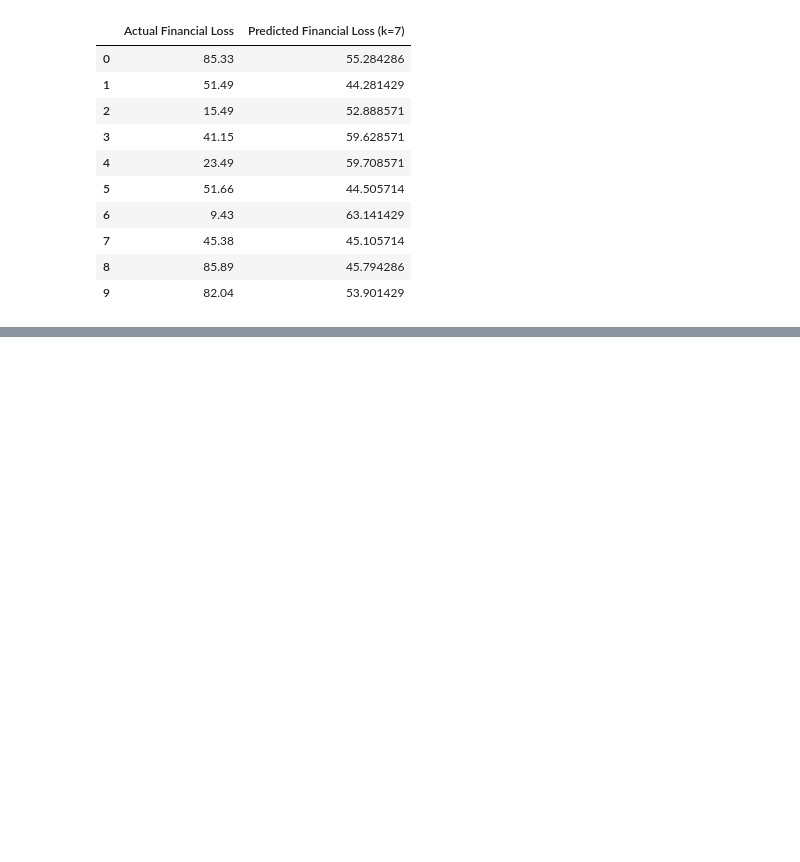
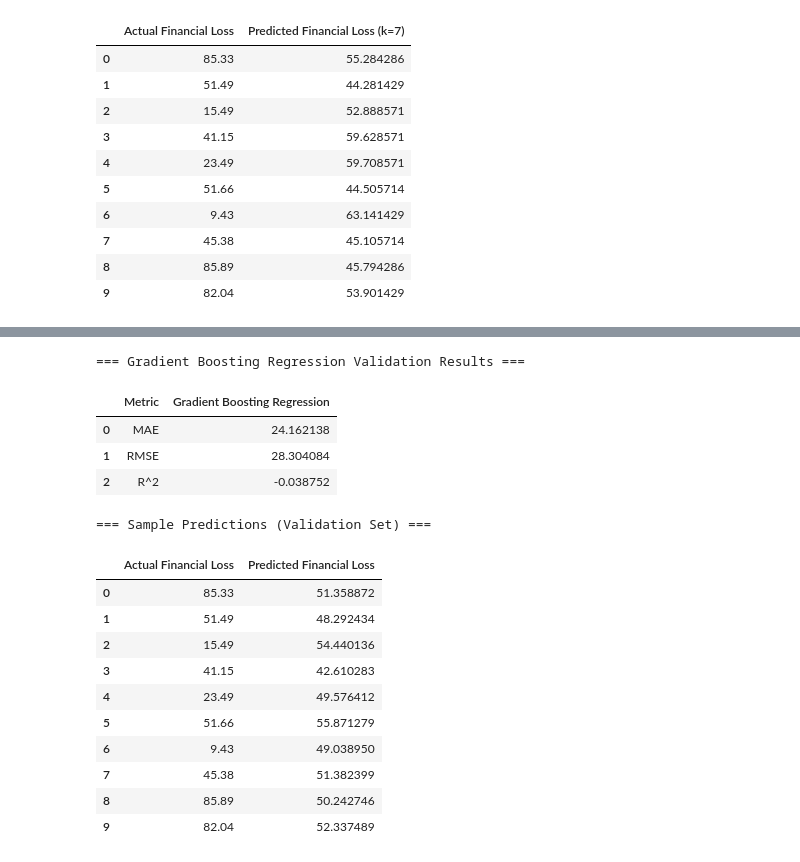
Before and after one commit to gracenev/DS300Project, a Jupyter notebook: DS300_Project.ipynb, the cells around one changed output, grey strips where cells are left out. Drawn from its saved outputs; the diff is of its cells as text; code cells hidden in the pictures; blank space fills up the shorter version.

```diff
--- a/DS300_Project.ipynb
+++ b/DS300_Project.ipynb
@@ -557,0 +694,53 @@ Best k = 7 (lowest RMSE = 29.5768)
+# %%
+# Gradient Boosting
+gb_model = Pipeline([
+    ("preprocess", preprocess_unscaled),
+    ("model", GradientBoostingRegressor(
+        n_estimators=100,
+        max_depth=3,
+        learning_rate=0.1,
+        random_state=42
+    ))
+])
+
+gb_model.fit(X_train, y_train)
+
+y_val_pred_gb = gb_model.predict(X_val)
+
+gb_mae = mean_absolute_error(y_val, y_val_pred_gb)
+gb_rmse = np.sqrt(mean_squared_error(y_val, y_val_pred_gb))
+gb_r2 = r2_score(y_val, y_val_pred_gb)
+
+gb_results = pd.DataFrame({
+    "Metric": ["MAE", "RMSE", "R^2"],
+    "Gradient Boosting Regression": [gb_mae, gb_rmse, gb_r2]
+})
+
+print("=== Gradient Boosting Regression Validation Results ===")
+display(gb_results)
+
+comparison_df_gb = pd.DataFrame({
+    "Actual Financial Loss": y_val.values[:10],
+    "Predicted Financial Loss": y_val_pred_gb[:10]
+})
+
+print("=== Sample Predictions (Validation Set) ===")
+display(comparison_df_gb)
+# %% [output]
+=== Gradient Boosting Regression Validation Results ===
+|  | Metric | Gradient Boosting Regression |
+| 0 | MAE | 24.162138 |
+| 1 | RMSE | 28.304084 |
+| 2 | R^2 | -0.038752 |
+=== Sample Predictions (Validation Set) ===
+|  | Actual Financial Loss | Predicted Financial Loss |
+| 0 | 85.33 | 51.358872 |
+| 1 | 51.49 | 48.292434 |
+| 2 | 15.49 | 54.440136 |
+| 3 | 41.15 | 42.610283 |
+| 4 | 23.49 | 49.576412 |
+| 5 | 51.66 | 55.871279 |
+| 6 | 9.43 | 49.038950 |
+| 7 | 45.38 | 51.382399 |
+| 8 | 85.89 | 50.242746 |
+| 9 | 82.04 | 52.337489 |
```
Also changed, not shown: parts of 24 cells of this notebook.
